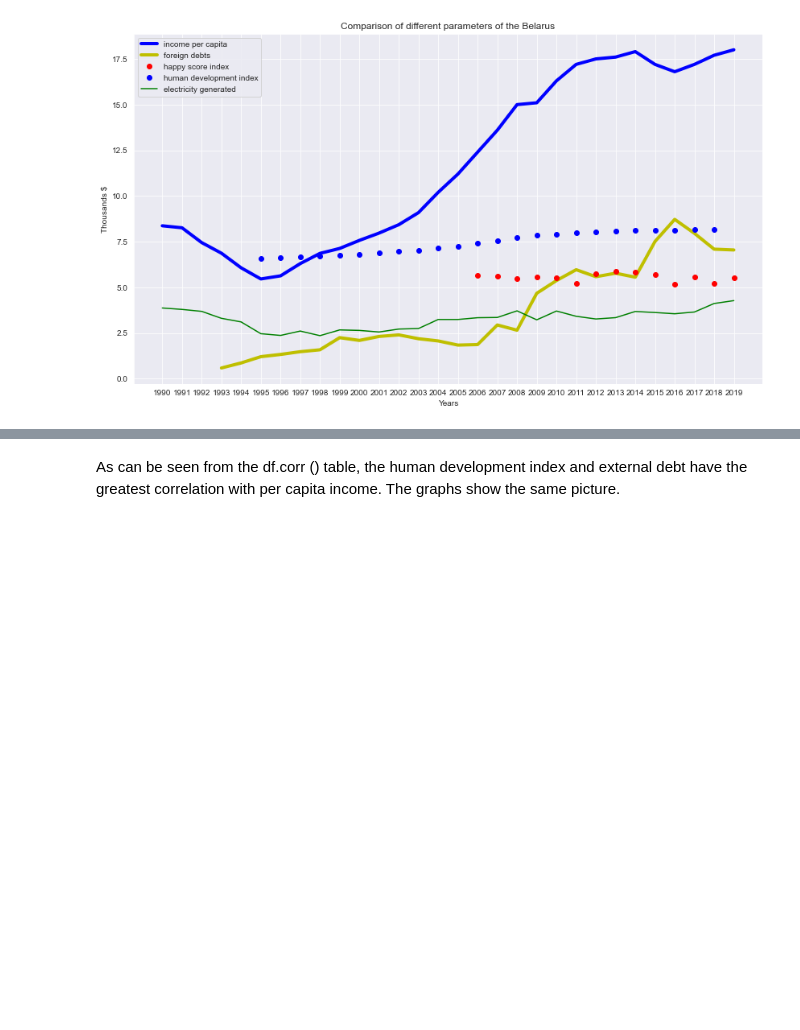
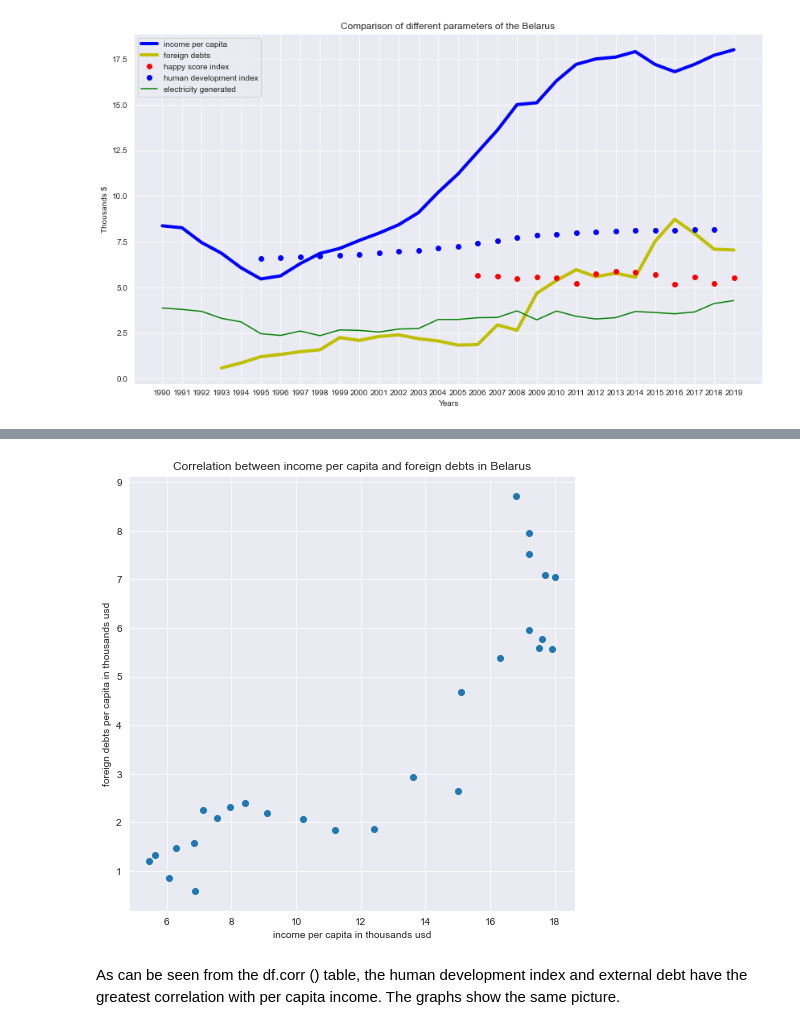
Before and after one commit to Zwuka/Udacity_DA_project1, a Jupyter notebook: investigate-a-dataset-income-of-Belarus.ipynb, the cells around one changed output, grey strips where cells are left out. Saved outputs shown, nothing was run; the diff lists cells and outputs as text; code cells hidden in the pictures; blank space fills up the shorter version.

```diff
--- a/investigate-a-dataset-income-of-Belarus.ipynb
+++ b/investigate-a-dataset-income-of-Belarus.ipynb
@@ -233,3 +251,7 @@ plotting(belarus_df,'Belarus')
+# %%
+scatter_inc_debts(belarus_df,'Belarus')
+# %% [output]
+[figure, added]
 # %% [markdown]
 As can be seen from the df.corr () table, the human development index and external debt have the greatest correlation with per capita income. The graphs show the same picture.
 # %% [markdown]
```
Also changed, not shown: parts of 10 cells of this notebook, 1 other file.
